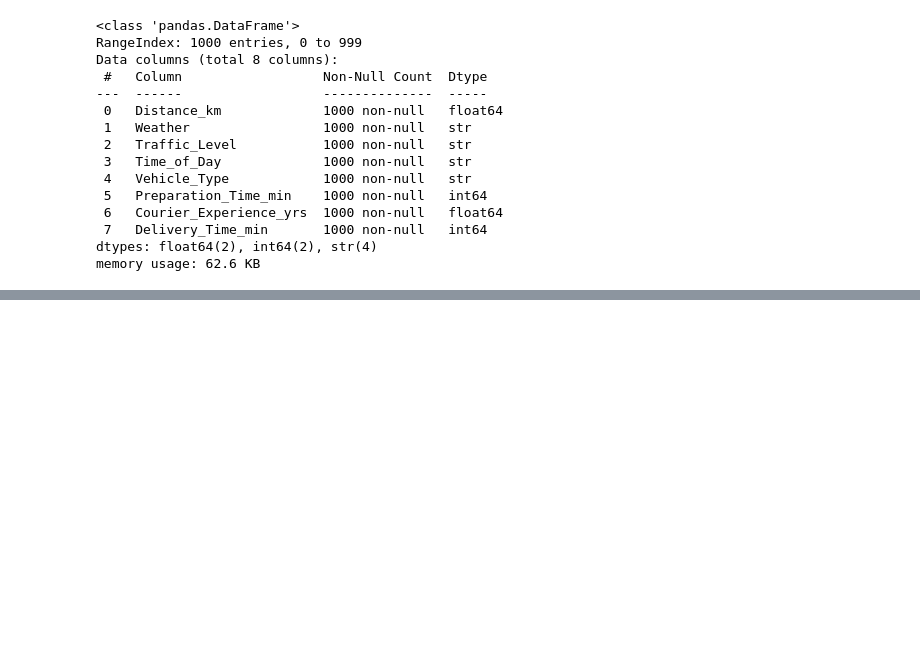
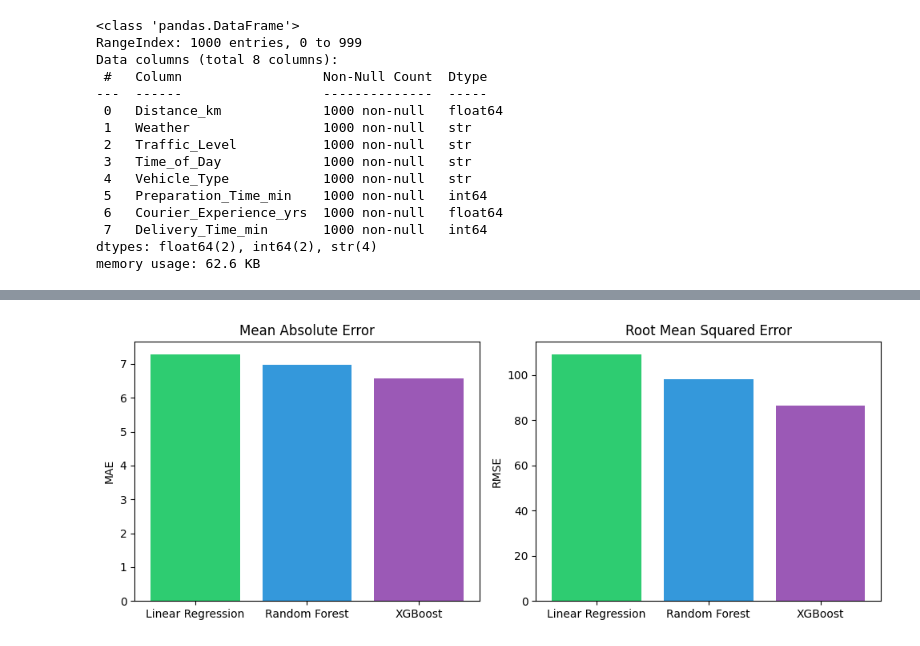
Before and after one commit to Aryan7440/Smart-food-delivery, a Jupyter notebook: notebook/food_delivery_estimation.ipynb, the cells around one changed output, grey strips where cells are left out. Drawn from its saved outputs; the diff is of its cells as text; code cells hidden in the pictures; blank space fills up the shorter version.

```diff
--- a/notebook/food_delivery_estimation.ipynb
+++ b/notebook/food_delivery_estimation.ipynb
@@ -127,0 +228,11 @@ data.head(10)
+# %%
+# 2. Random Forest
+from sklearn.ensemble import RandomForestRegressor
+
+rf = RandomForestRegressor(n_estimators=100, random_state=42)
+rf.fit(X_train, y_train)
+y_pred_rf = rf.predict(X_test)
+
+print("Random Forest")
+print("  MAE:", round(mean_absolute_error(y_test, y_pred_rf), 2))
+print("  RMSE:", round(mean_squared_error(y_test, y_pred_rf), 2))
@@ -127,0 +366,12 @@ data.head(10)
+# %%
+# Comparison: MAE & RMSE across tuned models
+models = ["Linear Regression", "Random Forest", "XGBoost"]
+mae_vals = [mean_absolute_error(y_test, y_pred_lr_tuned), mean_absolute_error(y_test, y_pred_rf_tuned), mean_absolute_error(y_test, y_pred_xgb_tuned)]
+rmse_vals = [mean_squared_error(y_test, y_pred_lr_tuned), mean_squared_error(y_test, y_pred_rf_tuned), mean_squared_error(y_test, y_pred_xgb_tuned)]
+
+fig, axes = plt.subplots(1, 2, figsize=(10, 4))
+axes[0].bar(models, mae_vals, color=["#2ecc71", "#3498db", "#9b59b6"]); axes[0].set_ylabel("MAE"); axes[0].set_title("Mean Absolute Error")
+axes[1].bar(models, rmse_vals, color=["#2ecc71", "#3498db", "#9b59b6"]); axes[1].set_ylabel("RMSE"); axes[1].set_title("Root Mean Squared Error")
+plt.tight_layout(); plt.show()
+# %% [output]
+[figure, added]
```
Also changed, not shown: parts of 19 cells of this notebook, 5 other files.
